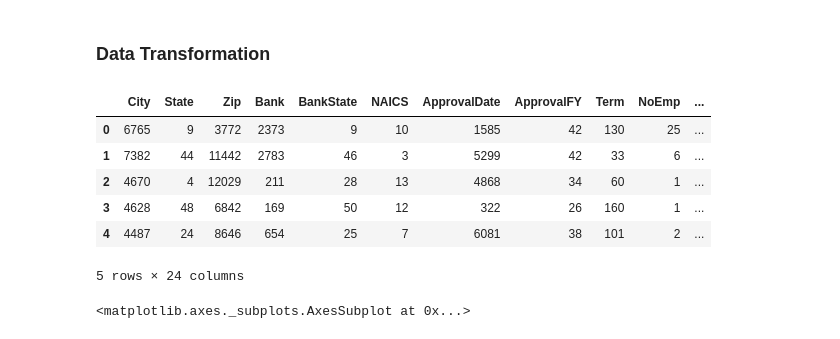
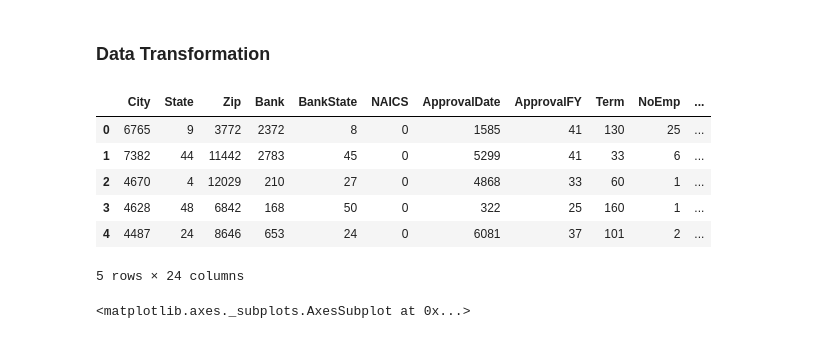
Before and after one commit to hulkfolk/cs5228-project, a Jupyter notebook: deen_xgboost.ipynb, the cells around one changed output. Drawn from its saved outputs; the diff is of its cells as text; code cells hidden in the pictures.

```diff
--- a/deen_xgboost.ipynb
+++ b/deen_xgboost.ipynb
@@ -62,12 +65,12 @@ dtype: object
 #To find and remove duplicate rows
 #records.drop( records[records.duplicated()].index, axis=0, inplace=True )
 records = records.drop(columns=['Id', 'Name', 'BalanceGross'])
-# records.dropna(inplace=True)
-for col in records:
-    dt = records[col].dtype
-    if dt == int or dt == float:
-        records[col].fillna(0, inplace=True)
-    else:
-        records[col].fillna("", inplace=True)
-records.reset_index(drop=True, inplace=True)
-print(records.head())
+def clean_dirty_data(records):
+    ids_to_remove = set()
+    for index, row in records.iterrows():
+        if row['LowDoc'] not in ('Y', 'N'):
+            ids_to_remove.add(index)
+    print(f'# of ids removed: {len(ids_to_remove)}')
+    records = records.drop(list(ids_to_remove))
+    return records
+# records = clean_dirty_data(records)
@@ -125,7 +110,7 @@ NAICS_TO_INDUSTRY = {
 
 RECESSION_PERIODS = [[date(1990, 7, 1), date(1991, 3, 1)],
                      [date(2001, 3, 1), date(2001, 11, 1)],
-                     [date(2207, 12, 1), date(2009, 6, 1)]]
+                     [date(2007, 12, 1), date(2009, 6, 1)]]
 
 
 def with_in_recession(row):
@@ -145,46 +130,73 @@ def with_in_recession(row):
                     recession = True
                     break
             return 'Y' if recession else 'N'
         else:
             return 'N'
     except:
         return 'N'
 
+def fill_disbursement_date(row):
+    try:
+        if pd.isnull(row['DisbursementDate']) and not pd.isnull(row['ApprovalDate']):
+            return row['ApprovalDate']
+        else:
+            return ''
+    except:
+        return ''
+
 
 def data_transformation(records):
+    # existing columns
+    records['Zip'] = records['Zip'].apply(lambda x: str(x))
+    records['Bank'] = records['Bank'].apply(lambda x: 'Unknown' if pd.isnull(x) else x)
+    records['BankState'] = records['BankState'].apply(lambda x: 'Unknown' if pd.isnull(x) else x)
+    records["NAICS"] = records['NAICS'].apply(lambda x: NAICS_TO_INDUSTRY.get(str(x)[0:2], 'NONE') if len(str(x)) >= 2 else 'NONE')
+    records["ApprovalFY"] = records['ApprovalFY'].apply(lambda x: str(x).replace('A', '').strip() if re.match(r'^\d{4}A$', str(x).strip()) else x)
+    records['FranchiseCode'] = records['FranchiseCode'].apply(lambda x: 'N' if x in ['0', '1', 0, 1] else 'Y')
+    records['NewExist'] = records['NewExist'].apply(lambda x: str(x) if not pd.isnull(x) else '0.0')
+    records['DisbursementGross'] = records['DisbursementGross'].apply(lambda x: float(str(x).replace('$', '').replace(',', '').strip()))
+    records['GrAppv'] = records['GrAppv'].apply(lambda x: float(str(x).replace('$', '').replace(',', '').strip()))
+    records['SBA_Appv'] = records['SBA_Appv'].apply(lambda x: float(str(x).replace('$', '').replace(',', '').strip()))
+    records['LowDoc'] = records['LowDoc'].apply(lambda x: 'Undefined' if pd.isnull(x) or str(x).strip() not in ('Y', 'N') else x)
+    records['DisbursementDate'] = records.apply(fill_disbursement_date, axis=1)
+    records['RevLineCr'] = records['RevLineCr'].map({'Y': 'Y', 'N': 'N',
+                                                     '0': 'N', 0: 'N', 'T': 'Y', np.nan: 'N'})
+
+    # new columns
     records['Recession'] = records.apply(with_in_recession, axis=1)
-    records["NAICS"] = records['NAICS'].apply(lambda x: NAICS_TO_INDUSTRY.get(str(x)[0:2], 'NONE') if len(str(x)) >= 2 else 'NONE')
-    records['FranchiseCode'] = records['FranchiseCode'].apply(lambda x: 'N' if x in ['0', '1', 0, 1] else 'Y')
-    records['NewExist'] = records['NewExist'].apply(lambda x: str(x))
-    records['DisbursementGross'] = records['DisbursementGross'].apply(lambda x: float(x.replace('$', '').replace(',', '').strip()))
-    records['GrAppv'] = records['GrAppv'].apply(lambda x: float(x.replace('$', '').replace(',', '').strip()))
-    records['SBA_Appv'] = records['SBA_Appv'].apply(lambda x: float(x.replace('$', '').replace(',', '').strip()))
     records['Ratio'] = records['DisbursementGross'] / records['GrAppv']
-    # records['ApprovalDate'] = records['ApprovalDate'].apply(lambda x: datetime.strptime(x.strip(), '%d-%b-%y'))
-    # records['DisbursementDate'] = records['DisbursementDate'].apply(lambda x: datetime.strptime(x.strip(), '%d-%b-%y'))
+
     return records
+records = data_transformation(records)
+
+for col in records:
+    dt = records[col].dtype
+    if dt == int or dt == float:
+        records[col].fillna(0, inplace=True)
+    else:
+        records[col].fillna("", inplace=True)
 
 
 def cat_feature_encoding(records):
     label_encoder = LabelEncoder()
 #     one_hot_encoder = OneHotEncoder(sparse=False, categories='auto')
     for col in categorical_features_indices:
         feature = label_encoder.fit_transform(records[col].apply(lambda x: str(x)))
 #         feature = feature.reshape(records.shape[0], 1)
         records[col] = feature
     return records
 
 
 records = cat_feature_encoding(data_transformation(records))
 records.reset_index(drop=True, inplace=True)
 records.head()
 # %% [output]
 |  | City | State | Zip | Bank | BankState | NAICS | ApprovalDate | ApprovalFY | Term | NoEmp | ... |
-| 0 | 6765 | 9 | 3772 | 2373 | 9 | 10 | 1585 | 42 | 130 | 25 | ... |
-| 1 | 7382 | 44 | 11442 | 2783 | 46 | 3 | 5299 | 42 | 33 | 6 | ... |
-| 2 | 4670 | 4 | 12029 | 211 | 28 | 13 | 4868 | 34 | 60 | 1 | ... |
-| 3 | 4628 | 48 | 6842 | 169 | 50 | 12 | 322 | 26 | 160 | 1 | ... |
-| 4 | 4487 | 24 | 8646 | 654 | 25 | 7 | 6081 | 38 | 101 | 2 | ... |
+| 0 | 6765 | 9 | 3772 | 2372 | 8 | 0 | 1585 | 41 | 130 | 25 | ... |
+| 1 | 7382 | 44 | 11442 | 2783 | 45 | 0 | 5299 | 41 | 33 | 6 | ... |
+| 2 | 4670 | 4 | 12029 | 210 | 27 | 0 | 4868 | 33 | 60 | 1 | ... |
+| 3 | 4628 | 48 | 6842 | 168 | 50 | 0 | 322 | 25 | 160 | 1 | ... |
+| 4 | 4487 | 24 | 8646 | 653 | 24 | 0 | 6081 | 37 | 101 | 2 | ... |
 5 rows × 24 columns
 # %%
 # records[ (records['Ratio']> 1.0) & (records.RevLineCr == 'N' )]
```
Also changed, not shown: parts of 8 cells of this notebook, 2 other files.
